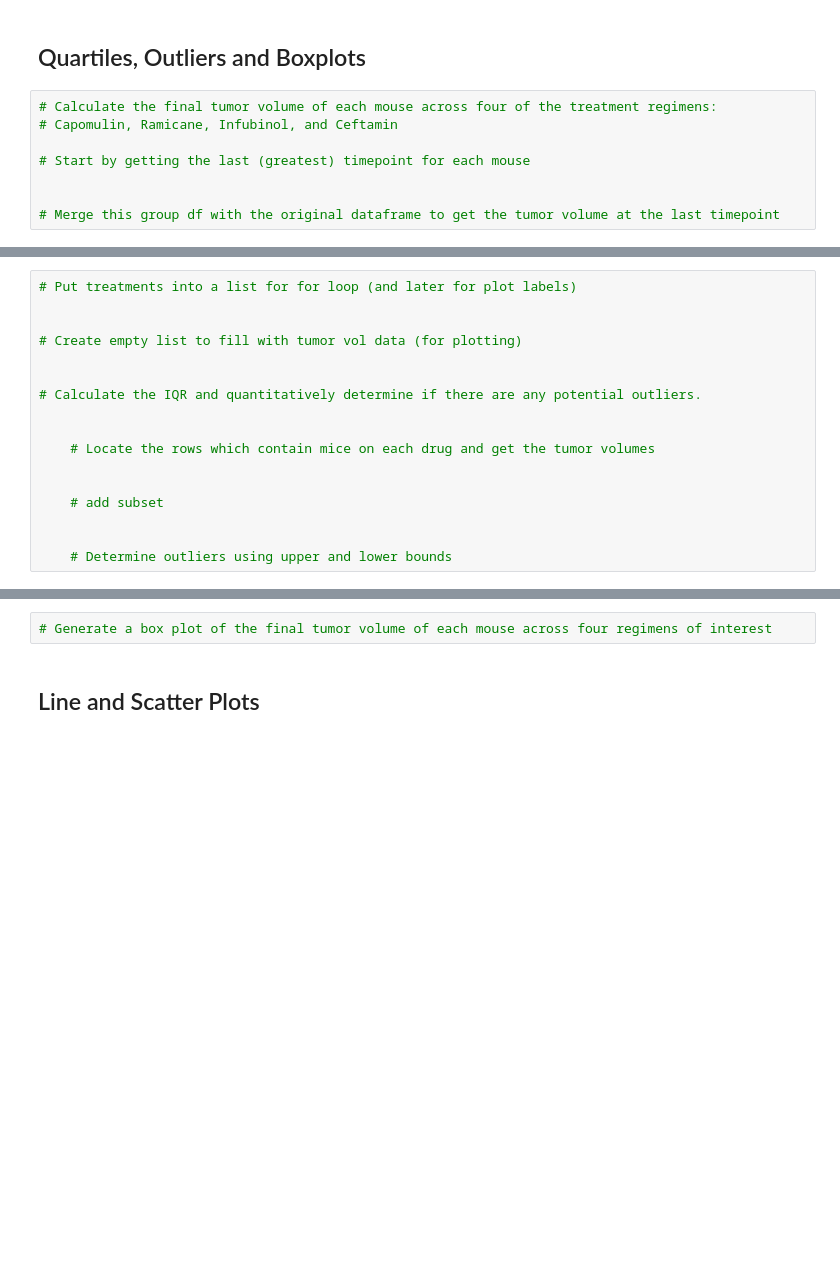
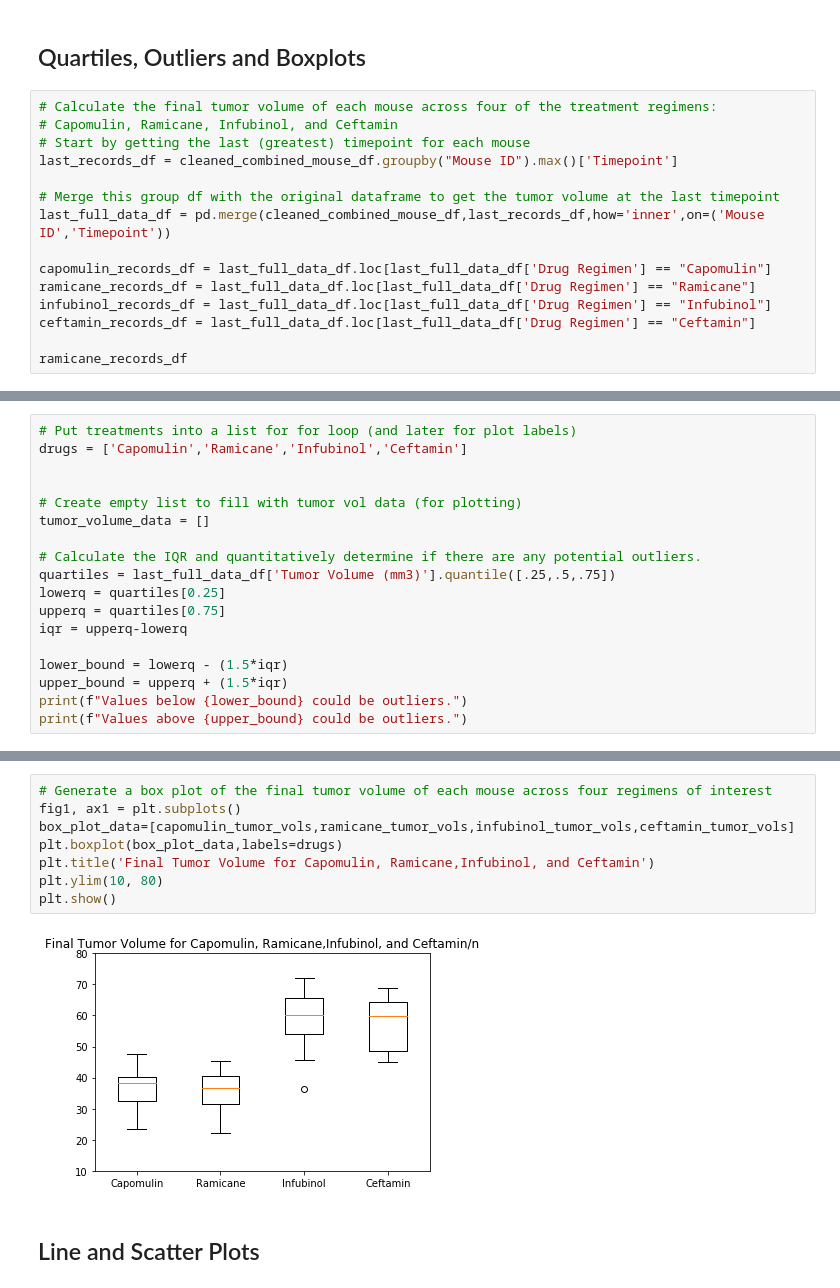
Before and after one commit to blt1339/matplotlib-challenge, a Jupyter notebook: Pymaceuticals/pymaceuticals.ipynb, the cells around one changed output, grey strips where cells are left out. Cells and saved outputs as stored; diff of their text form; blank space fills up the shorter version.

Commit message:
Add the box plot for 4 drugs
Add the box plot for 4 drugs.

```diff
--- a/Pymaceuticals/pymaceuticals.ipynb
+++ b/Pymaceuticals/pymaceuticals.ipynb
@@ -241,8 +241,15 @@ plt.show()
 # %%
 # Calculate the final tumor volume of each mouse across four of the treatment regimens:
 # Capomulin, Ramicane, Infubinol, and Ceftamin
-
 # Start by getting the last (greatest) timepoint for each mouse
-
+last_records_df = cleaned_combined_mouse_df.groupby("Mouse ID").max()['Timepoint']
 
 # Merge this group df with the original dataframe to get the tumor volume at the last timepoint
+last_full_data_df = pd.merge(cleaned_combined_mouse_df,last_records_df,how='inner',on=('Mouse ID','Timepoint'))
+
+capomulin_records_df = last_full_data_df.loc[last_full_data_df['Drug Regimen'] == "Capomulin"]
+ramicane_records_df = last_full_data_df.loc[last_full_data_df['Drug Regimen'] == "Ramicane"]
+infubinol_records_df = last_full_data_df.loc[last_full_data_df['Drug Regimen'] == "Infubinol"]
+ceftamin_records_df = last_full_data_df.loc[last_full_data_df['Drug Regimen'] == "Ceftamin"]
+
+ramicane_records_df
@@ -249,17 +274,18 @@ plt.show()
 # %%
 # Put treatments into a list for for loop (and later for plot labels)
+drugs = ['Capomulin','Ramicane','Infubinol','Ceftamin']
 
 
 # Create empty list to fill with tumor vol data (for plotting)
-
+tumor_volume_data = []
 
 # Calculate the IQR and quantitatively determine if there are any potential outliers.
+quartiles = last_full_data_df['Tumor Volume (mm3)'].quantile([.25,.5,.75])
+lowerq = quartiles[0.25]
+upperq = quartiles[0.75]
+iqr = upperq-lowerq
 
-
-    # Locate the rows which contain mice on each drug and get the tumor volumes
-
-
-    # add subset
-
-
-    # Determine outliers using upper and lower bounds
+lower_bound = lowerq - (1.5*iqr)
+upper_bound = upperq + (1.5*iqr)
+print(f"Values below {lower_bound} could be outliers.")
+print(f"Values above {upper_bound} could be outliers.")
@@ -266,5 +361,13 @@ plt.show()
 # %%
 # Generate a box plot of the final tumor volume of each mouse across four regimens of interest
+fig1, ax1 = plt.subplots()
+box_plot_data=[capomulin_tumor_vols,ramicane_tumor_vols,infubinol_tumor_vols,ceftamin_tumor_vols]
+plt.boxplot(box_plot_data,labels=drugs)
+plt.title('Final Tumor Volume for Capomulin, Ramicane,Infubinol, and Ceftamin')
+plt.ylim(10, 80)
+plt.show()
+# %% [output]
+[figure, added]
 # %% [markdown]
 ## Line and Scatter Plots
 # %%
```
Also changed, not shown: parts of 3 cells of this notebook.
